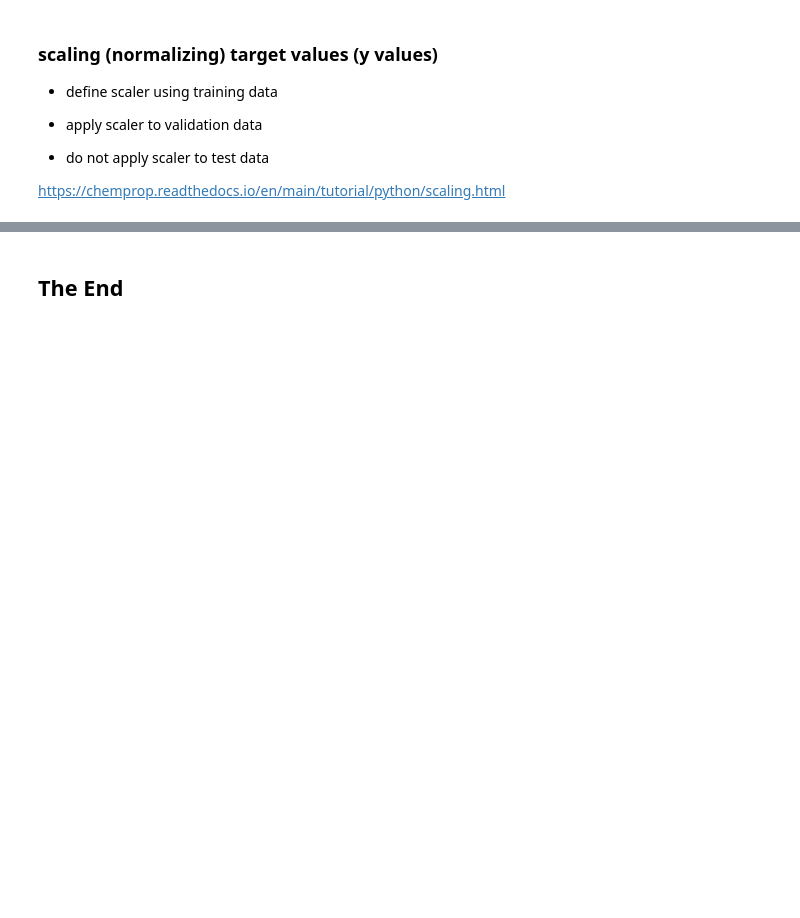
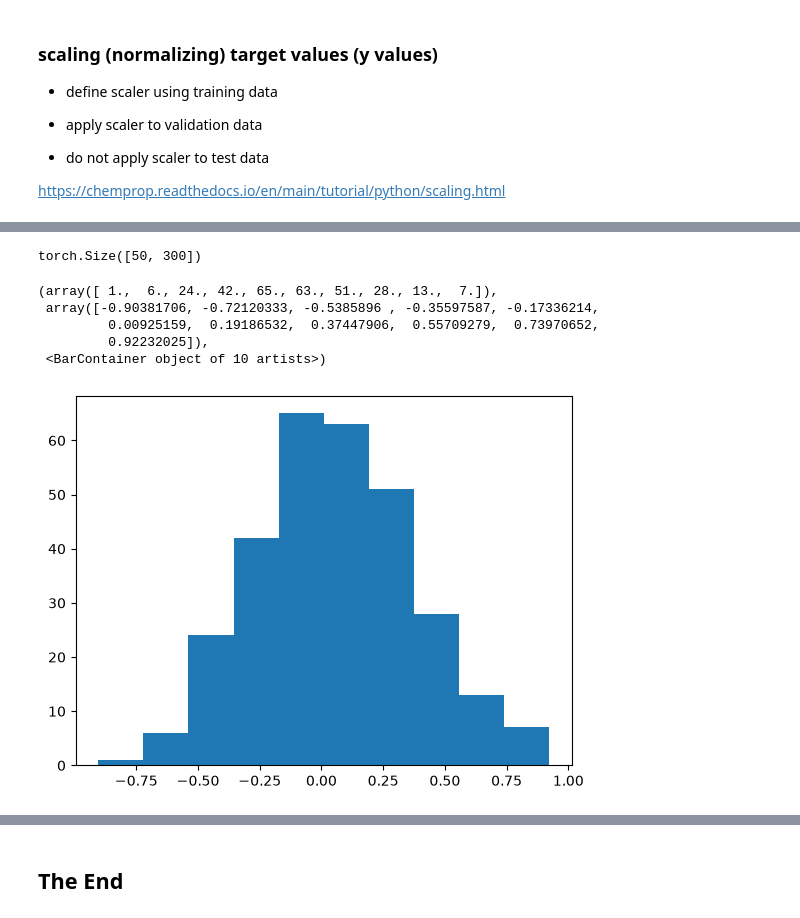
Before and after one commit to statisticalmechanics/mls, a Jupyter notebook: notebooks/chemprop.ipynb, the cells around one changed output, grey strips where cells are left out. Drawn from its saved outputs; the diff is of its cells as text; code cells hidden in the pictures; blank space fills up the shorter version.

```diff
--- a/notebooks/chemprop.ipynb
+++ b/notebooks/chemprop.ipynb
@@ -285,0 +528,20 @@ test_loader = data.build_dataloader(test_dset, num_workers=num_workers, shuffle=
+# %%
+with torch.no_grad():
+    encodings = [
+        mpnn.encoding(batch.bmg, batch.V_d, batch.X_d, i=1)
+        for batch in test_loader
+    ]
+    encodings = torch.cat(encodings, 0)
+
+encodings.shape
+# %% [output]
+torch.Size([50, 300])
+# %%
+plt.hist(encodings[0])
+# %% [output]
+(array([ 1.,  6., 24., 42., 65., 63., 51., 28., 13.,  7.]),
+ array([-0.90381706, -0.72120333, -0.5385896 , -0.35597587, -0.17336214,
+         0.00925159,  0.19186532,  0.37447906,  0.55709279,  0.73970652,
+         0.92232025]),
+ <BarContainer object of 10 artists>)
+[figure, added]
```
Also changed, not shown: parts of 22 cells of this notebook.
